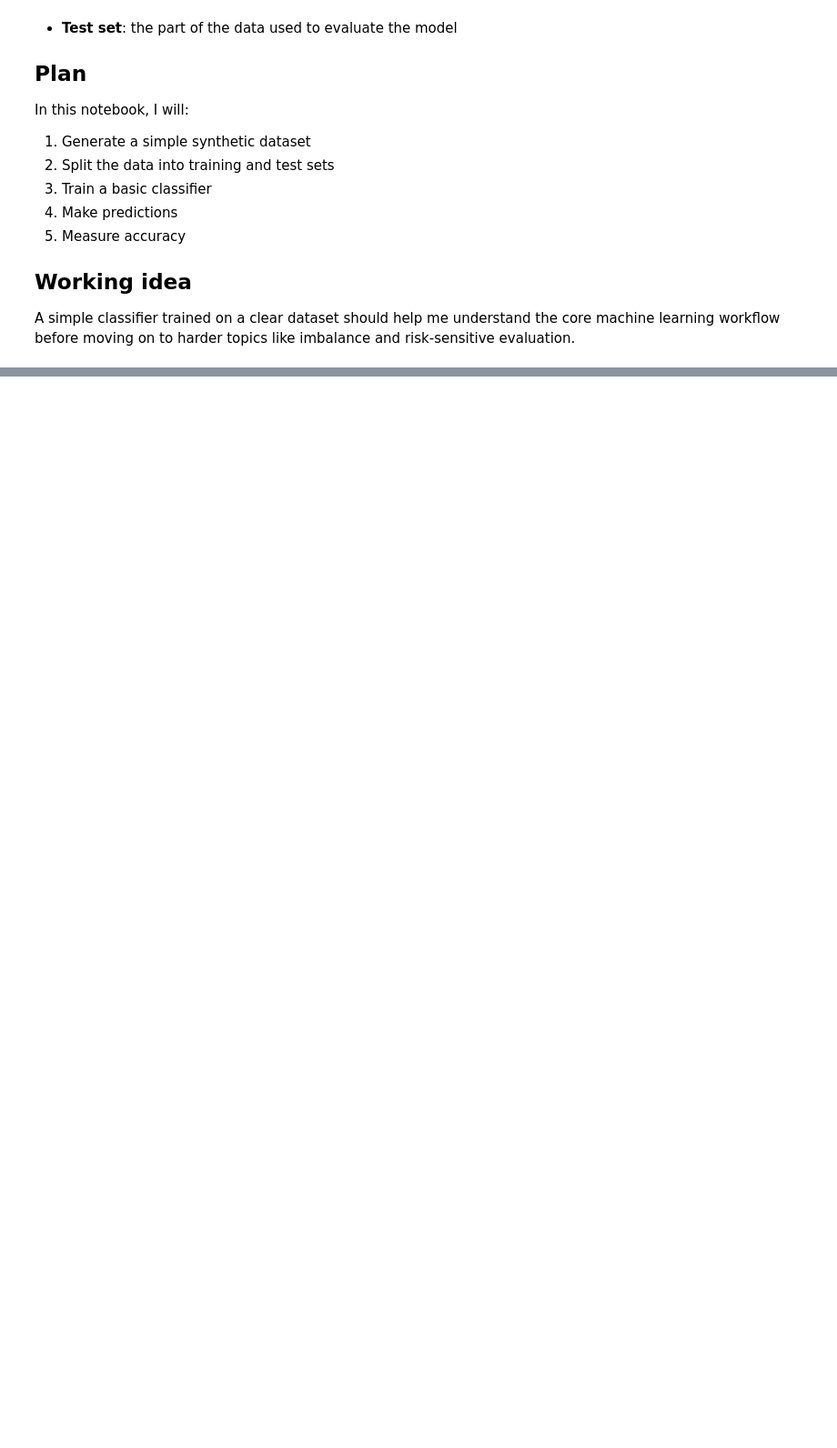
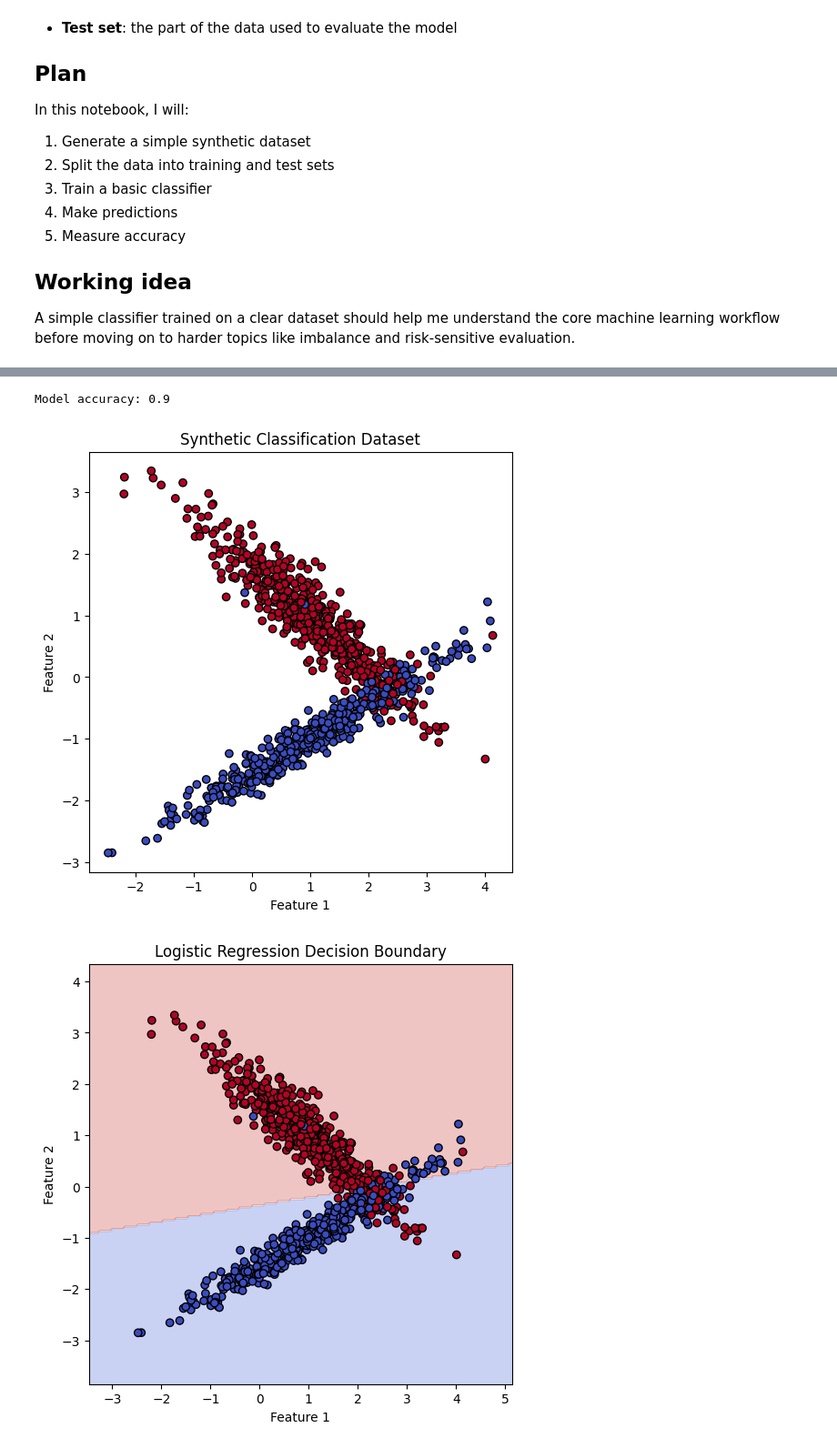
Before and after one commit to takhleeq-ai/AI-Learning-Lab, a Jupyter notebook: experiments/01_first_classifier/experiment.ipynb, the cells around one changed output, grey strips where cells are left out. Shown at 91% size. Saved outputs shown, nothing was run; the diff lists cells and outputs as text; code cells hidden in the pictures; blank space fills up the shorter version.

Commit message:
Start Experiment 01: first classification model foundations

```diff
--- a/experiments/01_first_classifier/experiment.ipynb
+++ b/experiments/01_first_classifier/experiment.ipynb
@@ -48,0 +68,13 @@ Shape of y: (1000,)
+# %%
+x_train, x_test, y_train, y_test = train_test_split(
+    x,
+    y,
+    test_size=0.2,
+    random_state=42
+)
+
+print("Training feature shape:", x_train.shape)
+print("Test feature shape:", x_test.shape)
+
+print("Training labels shape:", y_train.shape)
+print("Test labels shape:", y_test.shape)
@@ -48,0 +86,4 @@ Shape of y: (1000,)
+# %%
+model = LogisticRegression()
+
+model.fit(x_train, y_train)
@@ -48,0 +98,63 @@ Shape of y: (1000,)
+# %%
+accuracy = accuracy_score(y_test, y_pred)
+
+print("Model accuracy:", accuracy)
+# %% [output]
+Model accuracy: 0.9
+# %%
+plt.figure(figsize=(6,6))
+
+plt.scatter(
+    x[:,0],
+    x[:,1],
+    c=y,
+    cmap="coolwarm",
+    edgecolor="k"
+)
+
+plt.xlabel("Feature 1")
+plt.ylabel("Feature 2")
+plt.title("Synthetic Classification Dataset")
+
+plt.show()
+
+# Create a grid of points covering the feature space
+x_min, x_max = x[:, 0].min() - 1, x[:, 0].max() + 1
+y_min, y_max = x[:, 1].min() - 1, x[:, 1].max() + 1
+
+xx, yy = np.meshgrid(
+    np.linspace(x_min, x_max, 200),
+    np.linspace(y_min, y_max, 200)
+)
+
+# Combine the grid points into feature pairs
+grid_points = np.c_[xx.ravel(), yy.ravel()]
+
+# Ask the trained model to predict the class for each grid point
+Z = model.predict(grid_points)
+
+# Reshape predictions back into grid shape
+Z = Z.reshape(xx.shape)
+
+# Plot decision regions
+plt.figure(figsize=(6,6))
+
+plt.contourf(xx, yy, Z, alpha=0.3, cmap="coolwarm")
+
+# Plot the original dataset points
+plt.scatter(
+    x[:,0],
+    x[:,1],
+    c=y,
+    cmap="coolwarm",
+    edgecolor="k"
+)
+
+plt.xlabel("Feature 1")
+plt.ylabel("Feature 2")
+plt.title("Logistic Regression Decision Boundary")
+
+plt.show()
+# %% [output]
+[figure, added]
+[figure, added]
```
Also changed, not shown: parts of 6 cells of this notebook.
